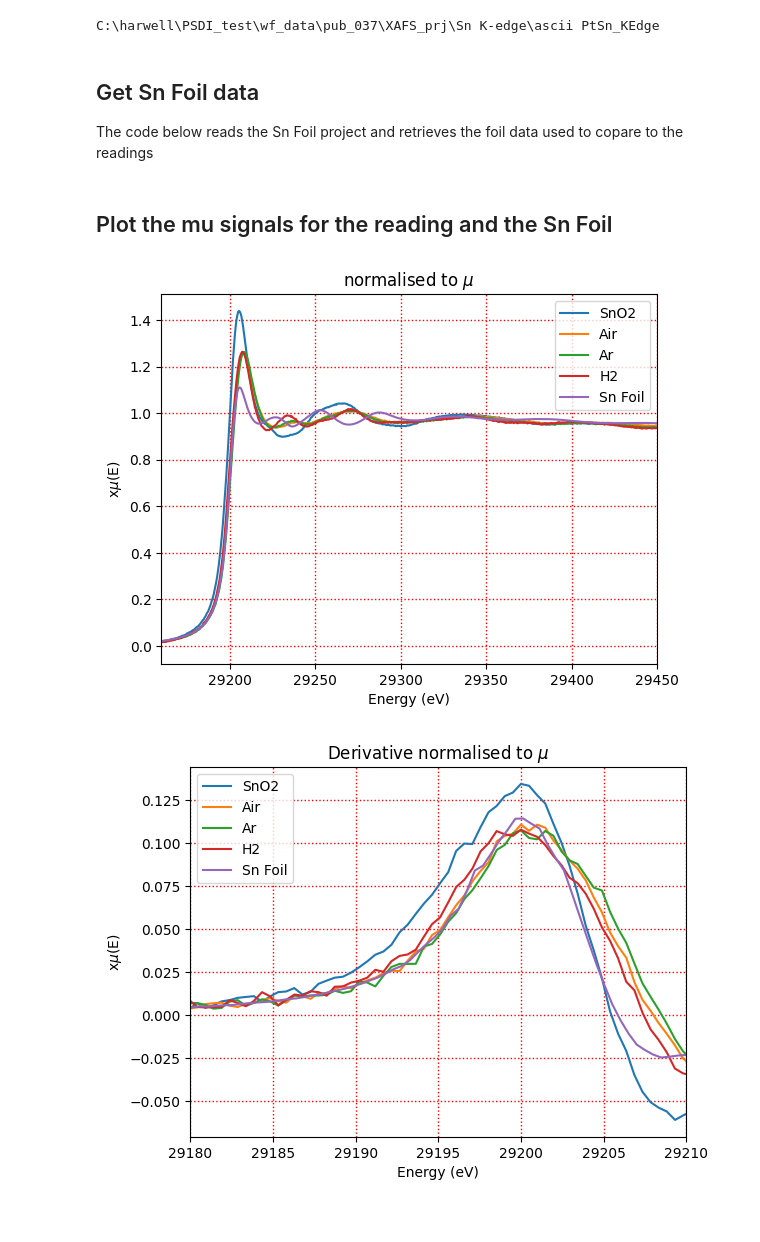
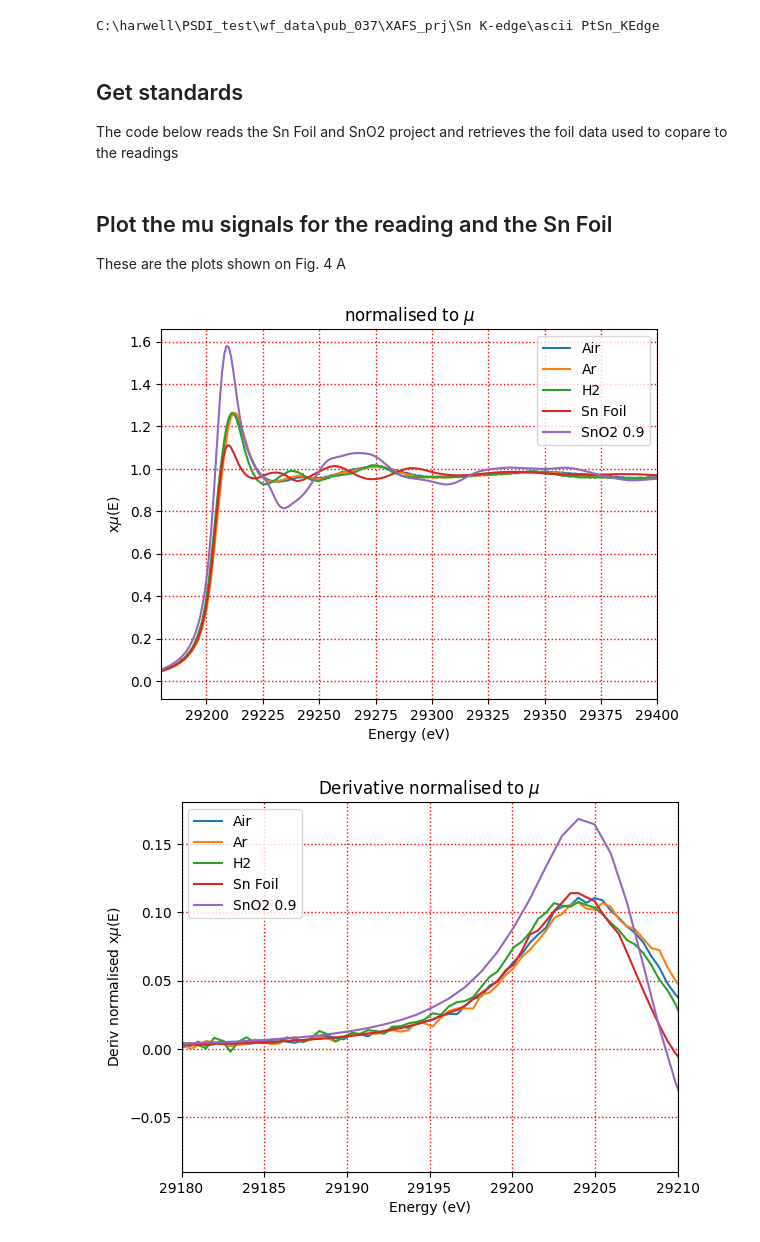
Before and after one commit to UK-Catalysis-Hub/XAS-Workflow-Demo, a Jupyter notebook: larch_workflow/Reproduce XAS Paper 01.ipynb, the cells around one changed output. Saved outputs shown, nothing was run; the diff lists cells and outputs as text; code cells hidden in the pictures.

```diff
--- a/larch_workflow/Reproduce XAS Paper 01.ipynb
+++ b/larch_workflow/Reproduce XAS Paper 01.ipynb
@@ -54,8 +54,7 @@ We rename the columns. The name of the groups is the same as the name of the fil
 # variables that can be changed to process different datasets
 data_path = "C:/harwell/PSDI_test/wf_data/pub_037/XAFS_prj/Sn K-edge/ascii"
 
-data_mappings={"SnO2": "*_PtSn_OC_H*",
-              "Air":  "*_PtSn_OCO_H*",
+data_mappings={"Air":  "*_PtSn_OCO_H*",
               "Ar":  "*_PtSn_OCA_H*",
               "H2":  "*_PtSn_OCH_H*",}
 
@@ -100,15 +99,15 @@ for a_sample in data_mappings:
     xas_data = athenamgr.fit_pre_post_edge(merged_xas)
 
 # results in the paper are recalibrated to 29200
-recalibrate_e0_to = 29200
+recalibrate_e0_to = 29204
 
 for a_sample in merged_results:
     merged_results[a_sample] = athenamgr.recalibrate_energy(merged_results[a_sample], recalibrate_e0_to)
 # %% [output]
 C:\harwell\PSDI_test\wf_data\pub_037\XAFS_prj\Sn K-edge\ascii PtSn_KEdge
 # %% [markdown]
-## Get Sn Foil data
-The code below reads the Sn Foil project and retrieves the foil data used to copare to the readings
+## Get standards
+The code below reads the Sn Foil and SnO2 project and retrieves the foil data used to copare to the readings
 # %%
 # get the Sn foil from project:
 sn_foil = "C:/harwell/PSDI_test/wf_data/pub_037/XAFS_prj/Sn foil.prj"
@@ -117,23 +116,34 @@ sn_foil_prj = athenamgr.read_project(sn_foil)
 
 sn_foil_group = athenamgr.get_group(sn_foil_prj, 'merge')
 sn_foil_group.filename = "Sn Foil"
+sn_foil_group = athenamgr.recalibrate_energy(sn_foil_group, recalibrate_e0_to)
+merged_results["Sn Foil"] = sn_foil_group
 
-merged_results["Sn Foil"] = sn_foil_group
+# get the Sn O2 standard from project:
+sno2 = "C:/harwell/PSDI_test/wf_data/pub_037/XAFS_prj/SnO2 0.9 2.6-13.5 gbkg.prj"
+# read the input file
+sno2_prj = athenamgr.read_project(sno2)
+
+sno2_group = athenamgr.get_group(sno2_prj, 'SnO2_0_9_2_6_13_5_0_8_1_0_with_theory')
+sno2_group.filename = "SnO2 0.9"
+sno2_group = athenamgr.recalibrate_energy(sno2_group, recalibrate_e0_to)
+merged_results["SnO2 0.9"] = sno2_group
 # %% [markdown]
 ## Plot the mu signals for the reading and the Sn Foil
+
+These are the plots shown on Fig. 4 A
 # %%
 for a_sample in merged_results:
     plt = athenamgr.plot_normalised(merged_results[a_sample])
 
-plt.xlim([29160, 29450])
+plt.xlim([29180, 29400])
 plt.show()
 
-recalibrate_e0_to = 29204
 for a_sample in merged_results:
     plt = athenamgr.plot_derivative(merged_results[a_sample])
 
 plt.xlim([29180, 29210])
 plt.show()
 # %% [output]
-[figure, old version]
+[figure, new version]
-[figure, old version]
+[figure, new version]
```
Also changed, not shown: parts of 13 cells of this notebook, 1 other file.
